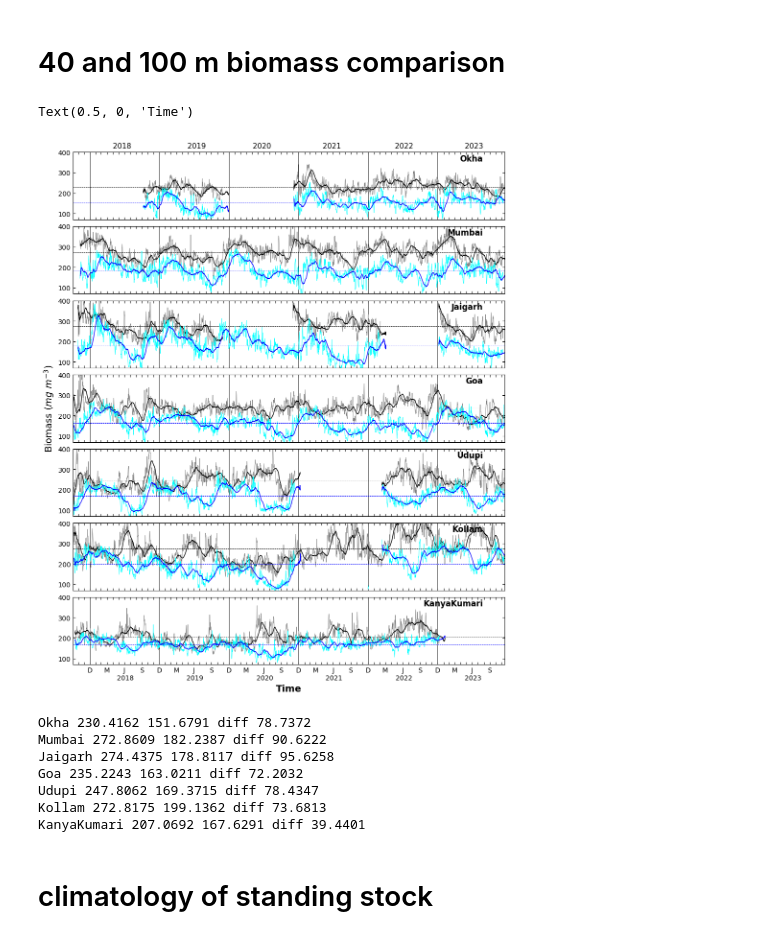
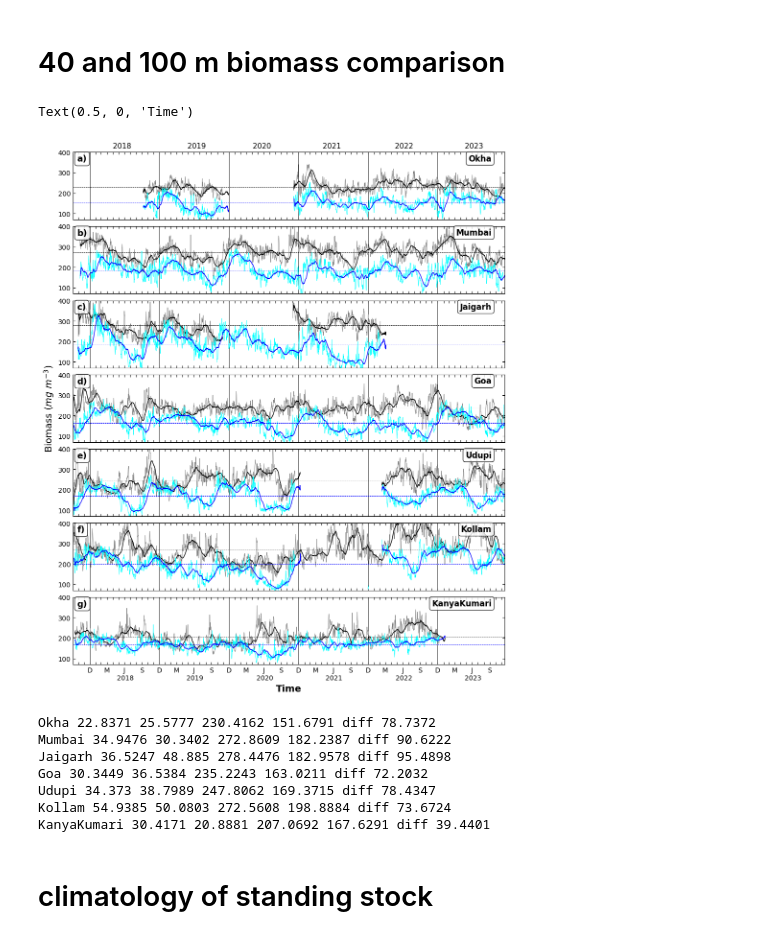
Before and after one commit to ranzan998/backscatter_wc, a Jupyter notebook: scripts/daily_and_monthly.ipynb, the cells around one changed output. Cells and saved outputs as stored; diff of their text form; code cells hidden in the pictures.

```diff
--- a/scripts/daily_and_monthly.ipynb
+++ b/scripts/daily_and_monthly.ipynb
@@ -99,11 +101,13 @@ plt.savefig("/media/scilab/disk_ranjan/works/backscatter_wc/figures/biomass_dail
 # %% [markdown]
 # for just montly values
+# %%
+bmz = [175,215,200,215,200,215,175]
 # %%
 fig, ax = plt.subplots(nrows=7,ncols=1,figsize=(7,14),sharex=True,sharey=True)
-names = ["Okha",'Mumbai','Jaigarh',"Goa","Udupi","Kollam","Kanyakumari"]
+#names = ["Okha",'Mumbai','Jaigarh',"Goa","Udupi","Kollam","Kanyakumari"]
 figlab = ["a)","b)","c)","d)","e)","f)","g)"]
 
-plt.subplots_adjust(wspace=0.04,left=0.09,bottom=0.09,top=0.95,hspace=0.1,right = 0.95)
+plt.subplots_adjust(wspace=0.04,left=0.09,bottom=0.09,top=0.95,hspace=0.1,right = 0.94)
 custom_ticks = [0,20,40,60,80,100,120]
 custom_labels = ['0','','40','','80','',120]
 for i in range(7):
@@ -125,8 +129,8 @@ for i in range(7):
         else:
             tklb.append("")
 
-    x = ax[i].contourf(dsm.TIME,dsm.DEPTH1[5:],dsm.BIOMASS1[:,5:,0,0].T,levels=np.arange(50,490,40),extend="both",cmap="gist_rainbow_r")
-    ax[i].contour(dsm.TIME,dsm.DEPTH1[5:],dsm.BIOMASS1[:,5:,0,0].T,levels=[215],linewidths=0.7,colors='k')
+    x = ax[i].contourf(dsm.TIME,dsm.DEPTH1[6:],dsm.BIOMASS1[:,6:,0,0].T,levels=np.arange(50,490,40),extend="both",cmap="gist_rainbow_r")
+    ax[i].contour(dsm.TIME,dsm.DEPTH1[6:],dsm.BIOMASS1[:,6:,0,0].T,levels=[bmz[i]],linewidths=1.2,colors='k')
     ax[i].text(0.97, 0.97, names[i],transform=ax[i].transAxes, fontsize=12, va='top', ha='right',color='black',fontweight="bold")
     ax[i].set_ylabel("Depth (m)")
     ax[i].text(0.05, 0.97, figlab[i],transform=ax[i].transAxes, fontsize=13, va='top', ha='left',color='black',fontweight="bold")
@@ -142,12 +146,11 @@ for i in range(7):
 
 ax[1].set_xticks(dsm.TIME,tklb)
 
-ax[0].set_title("        2018               2019              2020             2021              2022             2023",fontsize=11,loc='left')
-
+ax[0].set_title("        2018             2019            2020           2021            2022           2023",fontsize=11,loc='left')
 
 cax = fig.add_axes([0.05, 0.04, 0.9,0.0125])
 cbar = fig.colorbar(x, cax=cax, orientation="horizontal",)
-cbar.set_label("Biomass ($mg \ m^{-3}$)",fontsize=16)
+cbar.set_label("Biomass ($mg \\ m^{-3}$)",fontsize=16)
 cbar.ax.tick_params(labelsize=14)
 
 plt.savefig("/media/scilab/disk_ranjan/works/westcoast_adcp1/backscatternew/7adcp_biomass/figures/biomass_monthly.png",dpi=300,facecolor='w')
@@ -226,5 +160,12 @@ cbar.ax.tick_params(labelsize=14)
 # %% [markdown]
 # Try plotting in polar project
+# %%
+path = "/media/scilab/disk_ranjan/works/westcoast_adcp1/backscatternew/7adcp_biomass/ss/"
+
+files = sorted([f for f in os.listdir(path) if f.endswith(".nc")])
+# %%
+ds = [xr.open_dataset(path+f) for f in files]
+dsm = [ds[i].resample(TIME1='ME').mean() for i in range(len(ds))]
 # %%
 
 fig, ax = plt.subplots(nrows=3,ncols=1,figsize=(7,5),sharex=True,sharey=True)
@@ -277,13 +217,19 @@ dsm = [ds[i].rolling(TIME=720,min_periods=48).mean() for i in range(len(files))]
 dsmon = [ds[i].resample(TIME='ME').mean() for i in range(7)]
 # %%
 import pandas as pd
-
+figlab = ["a)","b)","c)","d)","e)","f)","g)"]
 fig, ax = plt.subplots(nrows=7,ncols=1,figsize=(10,12),sharex=True,sharey=True)
 names = ["Okha",'Mumbai','Jaigarh',"Goa","Udupi","Kollam","KanyaKumari"]
+
+
 plt.subplots_adjust(wspace=0.04,left=0.07,bottom=0.06,top=0.95,hspace=0.1,right = 0.97)
 diff_40_104 = []      #diff in biomass btween 40 and 104
 bm40 = []            #mean biomass at 40 m
 bm104 = []          #mean biomass at 104 m
+
+std40 = []     #std at 40m
+std104 = []     #std at 104 m
+
 for i in range(7):
     tklb = []
     for t in dsmon[i].TIME.values:
@@ -304,46 +250,50 @@ for i in range(7):
 
     ax[i].plot(dsd[i].TIME,dsd[i].BIOMASS1[:,10,0,0].T,linewidth=0.6,color='grey',label="daily biomass (40m)")
     ax[i].plot(dsm[i].TIME,dsm[i].BIOMASS1[:,10,0,0].T,linewidth=1,color='k',label="monthly biomass (40m)")
     # plot the mean line for each
     ax[i].axhline(dsm[i].BIOMASS1[:,10,0,0].T.mean(),linewidth=0.6,linestyle='--',color='black',label="mean (40m)")
     ax[i].plot(dsd[i].TIME,dsd[i].BIOMASS1[:,26,0,0].T,linewidth=0.6,color='cyan',label="daily biomass (104m)")
     ax[i].plot(dsm[i].TIME,dsm[i].BIOMASS1[:,26,0,0].T,linewidth=1,color='blue',label="monthly biomass (104m)")
     diff = dsm[i].BIOMASS1[:,10,0,0].T.mean() - dsm[i].BIOMASS1[:,26,0,0].T.mean()
     bm40.append(dsm[i].BIOMASS1[:,10,0,0].T.mean().values.round(4))
     bm104.append(dsm[i].BIOMASS1[:,26,0,0].T.mean().values.round(4))
     diff_40_104.append(diff.values.round(4))
+    std40.append(dsm[i].BIOMASS1[:,10,0,0].T.std().values.round(4))
+    std104.append(dsm[i].BIOMASS1[:,26,0,0].T.std().values.round(4))
+
     ax[i].axhline(dsm[i].BIOMASS1[:,26,0,0].T.mean(),linewidth=0.6,linestyle='--',color='blue',label="mean (104m)")
+    ax[i].text(0.01, 0.965, figlab[i],transform=ax[i].transAxes, fontsize=13, va='top', ha='left',color='black',fontweight="bold",bbox=dict(facecolor='white', edgecolor='black', boxstyle='round', alpha=0.8))
 
     ax[i].set_xticks(dsmon[i].TIME,tklb)
 
-    ax[i].text(0.95, 0.97, names[i],transform=ax[i].transAxes, fontsize=12, va='top', ha='right',color='black',fontweight="bold")
+    ax[i].text(0.97, 0.97, names[i],transform=ax[i].transAxes, fontsize=12, va='top', ha='right',color='black',fontweight="bold",bbox=dict(facecolor='white', edgecolor='black', boxstyle='round', alpha=0.8))
     ax[i].tick_params(axis='both', which='both', direction='in', right=True, top=True)
 
 
     ax[i].set_xlim(xmin=dsd[i].TIME[0],xmax=dsd[i].TIME[-1])
     ax[i].set_ylim(ymin=70,ymax=400)
 ax[0].set_title("                 2018                        2019                    2020                      2021                       2022                      2023",fontsize=11,loc='left')
 
-ax[3].set_ylabel('Biomass ($mg \ m^{-3}$)',fontsize=14)
+ax[3].set_ylabel('Biomass ($mg \\ m^{-3}$)',fontsize=14)
 
 
 #ax[0].legend(loc='upper left')
 
 ax[6].set_xlabel("Time",fontsize=14,fontweight='bold')
 
-#plt.savefig("/media/scilab/disk_ranjan/works/westcoast_adcp1/backscatternew/7adcp_biomass/figures/figure_02_biomass_40m_104m.png",dpi=300,facecolor='w')
+#plt.savefig("/media/scilab/disk_ranjan/works/westcoast_adcp1/backscatternew/7adcp_biomass/figures/biomass_40m_104m.png",dpi=300,facecolor='w')
+#plt.savefig("/media/scilab/disk_ranjan/works/backscatter_wc/figures/biomass_40m_104m.png",dpi=300,facecolor='w')
 # %% [output]
 Text(0.5, 0, 'Time')
-[figure, old version]
+[figure, new version]
 # %%
-
 for i in range(7):
-    print(names[i],bm40[i],bm104[i],"diff",diff_40_104[i])
+    print(names[i],std40[i],std104[i],bm40[i],bm104[i],"diff",diff_40_104[i])
 # %% [output]
-Okha 230.4162 151.6791 diff 78.7372
-Mumbai 272.8609 182.2387 diff 90.6222
-Jaigarh 274.4375 178.8117 diff 95.6258
-Goa 235.2243 163.0211 diff 72.2032
-Udupi 247.8062 169.3715 diff 78.4347
-Kollam 272.8175 199.1362 diff 73.6813
-KanyaKumari 207.0692 167.6291 diff 39.4401
+Okha 22.8371 25.5777 230.4162 151.6791 diff 78.7372
+Mumbai 34.9476 30.3402 272.8609 182.2387 diff 90.6222
+Jaigarh 36.5247 48.885 278.4476 182.9578 diff 95.4898
+Goa 30.3449 36.5384 235.2243 163.0211 diff 72.2032
+Udupi 34.373 38.7989 247.8062 169.3715 diff 78.4347
+Kollam 54.9385 50.0803 272.5608 198.8884 diff 73.6724
+KanyaKumari 30.4171 20.8881 207.0692 167.6291 diff 39.4401
```
Also changed, not shown: parts of 35 cells of this notebook, 10 other files.
